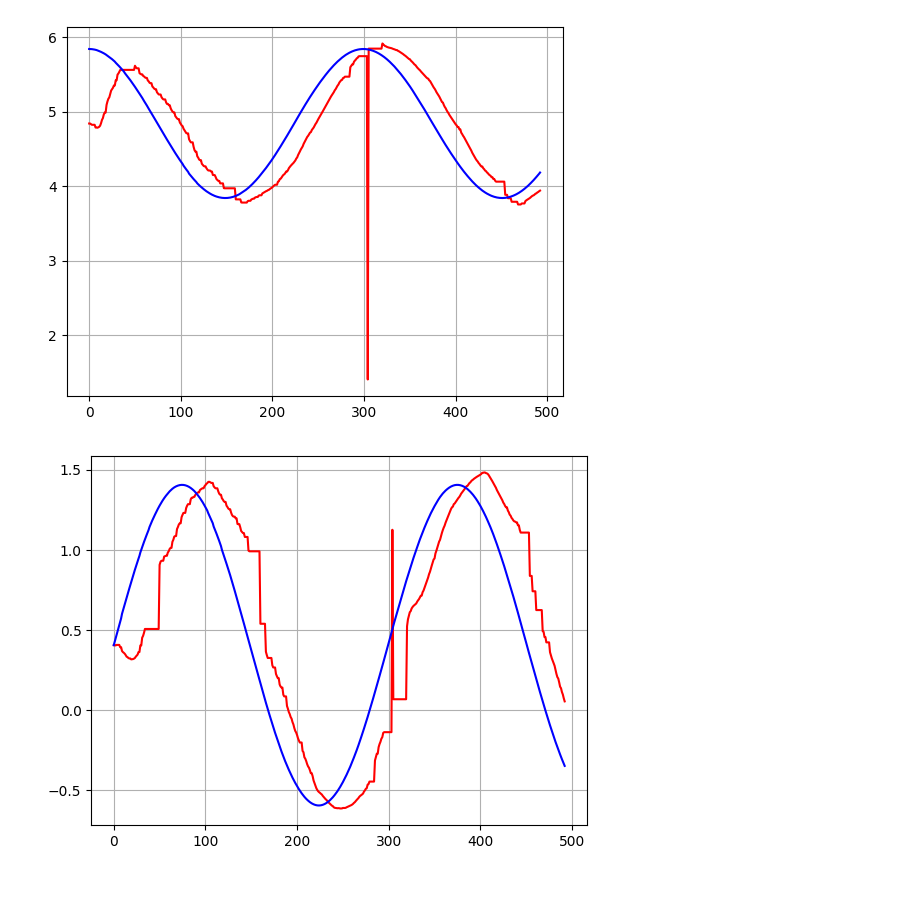
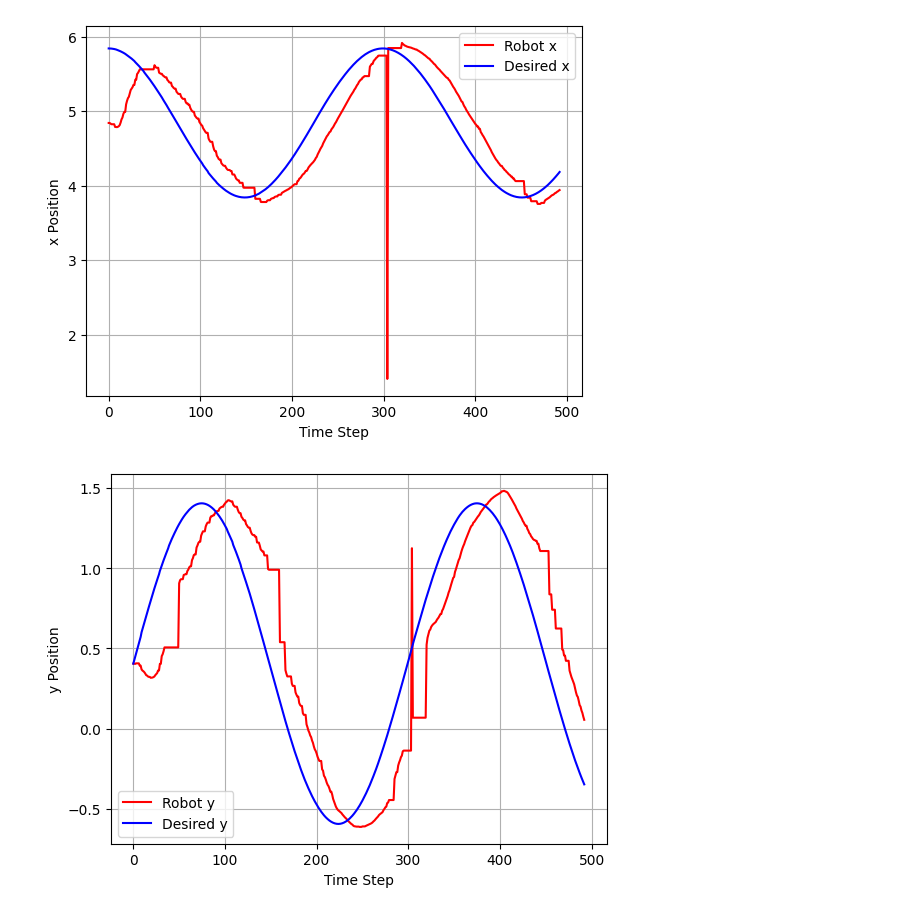
Before and after one commit to depaulmillz/CSE460-robotics, a Jupyter notebook: optitrack_practice/Plots.ipynb, the cells around one changed output. Cells and saved outputs as stored; diff of their text form; code cells hidden in the pictures; blank space fills up the shorter version.

```diff
--- a/optitrack_practice/Plots.ipynb
+++ b/optitrack_practice/Plots.ipynb
@@ -29,19 +41,25 @@ plt.show()
 # %%
 ax = plt.axes()
 ax.grid()
-ax.plot(part3_q2_q1['robotx'], '-r')
-ax.plot(part3_q2_q1['desiredx'], '-b')
-plt.show()
+ax.plot(part3_q2_q1['robotx'], '-r', label="Robot x")
+ax.plot(part3_q2_q1['desiredx'], '-b', label="Desired x")
+ax.set_xlabel("Time Step")
+ax.set_ylabel("x Position")
+ax.legend()
+plt.savefig("xcircle.png")
 # %% [output]
-[figure, old version]
+[figure, new version]
 # %%
 ax = plt.axes()
 ax.grid()
-ax.plot(part3_q2_q1['roboty'], '-r')
-ax.plot(part3_q2_q1['desiredy'], '-b')
-plt.show()
+ax.plot(part3_q2_q1['roboty'], '-r', label="Robot y")
+ax.plot(part3_q2_q1['desiredy'], '-b', label="Desired y")
+ax.set_xlabel("Time Step")
+ax.set_ylabel("y Position")
+ax.legend()
+plt.savefig("ycircle.png")
 # %% [output]
-[figure, old version]
+[figure, new version]
 # %%
 ax = plt.axes()
 ax.grid()
```
Also changed, not shown: parts of 7 cells of this notebook, 7 other files.
